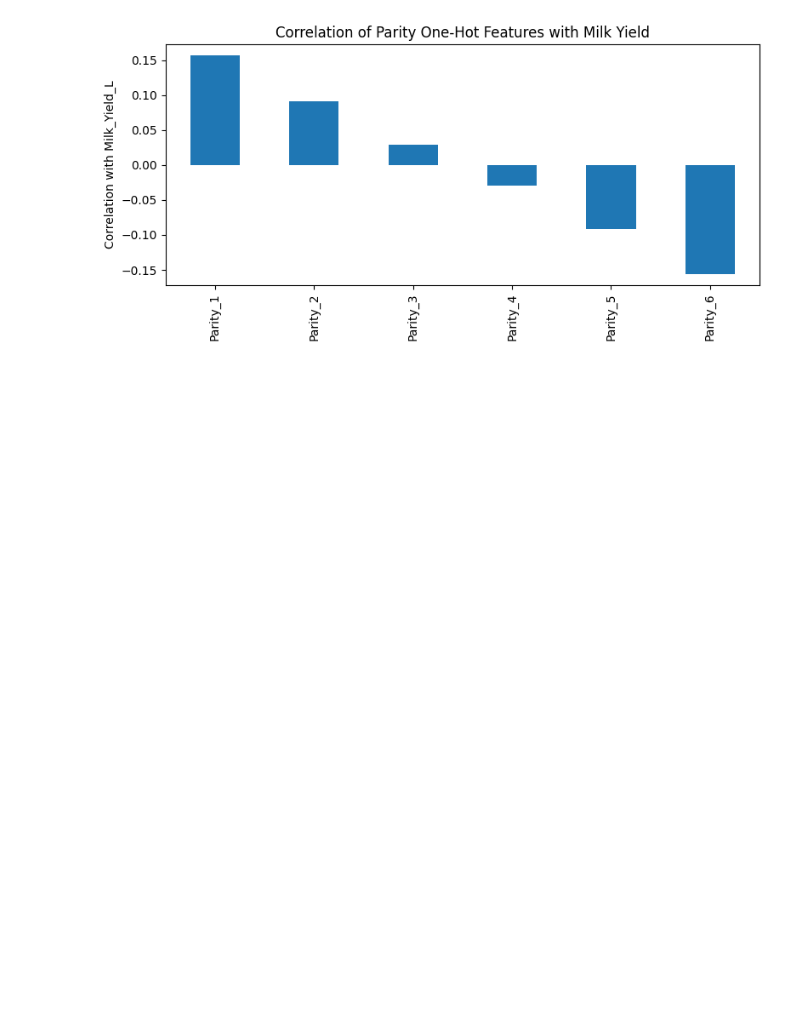
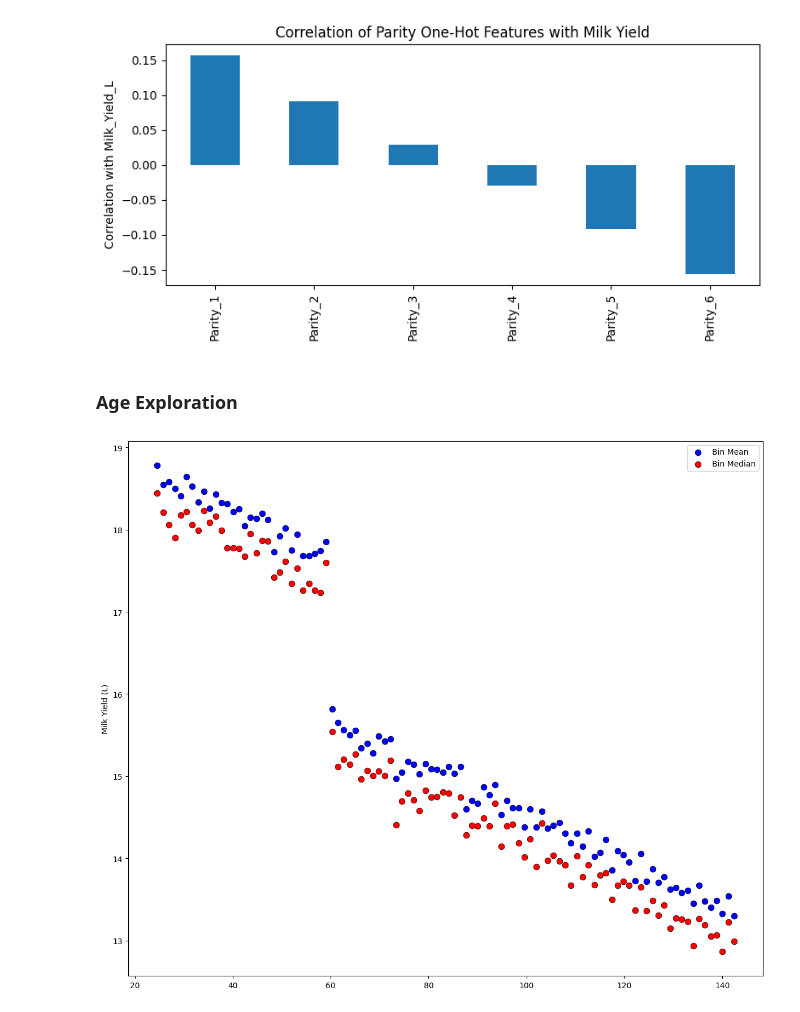
Before and after one commit to AustinJia-code/Yield-Regression, a Jupyter notebook: experiments/exploration.ipynb, the cells around one changed output. Drawn from its saved outputs; the diff is of its cells as text; code cells hidden in the pictures; blank space fills up the shorter version.

```diff
--- a/experiments/exploration.ipynb
+++ b/experiments/exploration.ipynb
@@ -570,3 +645,50 @@ plt.tight_layout()
 plt.show()
 # %% [output]
 [figure]
+# %% [markdown]
+### Age Exploration
+# %%
+%matplotlib inline
+import pandas as pd
+import numpy as np
+import matplotlib.pyplot as plt
+
+# ======================
+# Load data
+# ======================
+data = pd.read_csv("./data/in/cattle_data_train.csv")
+
+TARGET = "Milk_Yield_L"
+
+# Replace ages < 60
+data['Age_Months'] = np.where(
+    data['Age_Months'] < 60,
+    min (data['Age_Months']) - (data['Age_Months'] - 60) - 1,
+    data['Age_Months']
+)
+
+# Bin into 100 equal-width bins
+data['x_bin'] = pd.cut(data['Age_Months'], bins=100)
+
+stats = data.groupby('x_bin', observed=True)[TARGET].agg(
+    ['mean', 'median', 'count']
+).reset_index()
+
+# Compute bin midpoints
+stats['x_mid'] = stats['x_bin'].apply(lambda x: x.mid)
+
+# Create figure with subplots
+fig, ax1 = plt.subplots(1, 1, figsize=(12, 10), sharex=True)
+
+# Top scatter
+ax1.scatter(stats['x_mid'], stats['mean'], color='blue',
+            label='Bin Mean', s=60, edgecolor='k', linewidth=0.5, zorder=5)
+ax1.scatter(stats['x_mid'], stats['median'], color='red',
+            label='Bin Median', s=60, edgecolor='k', linewidth=0.5, zorder=5)
+ax1.legend()
+ax1.set_ylabel("Milk Yield (L)")
+
+plt.tight_layout()
+plt.show()
+# %% [output]
+[figure, added]
```
Also changed, not shown: parts of 7 cells of this notebook, 27 other files.
